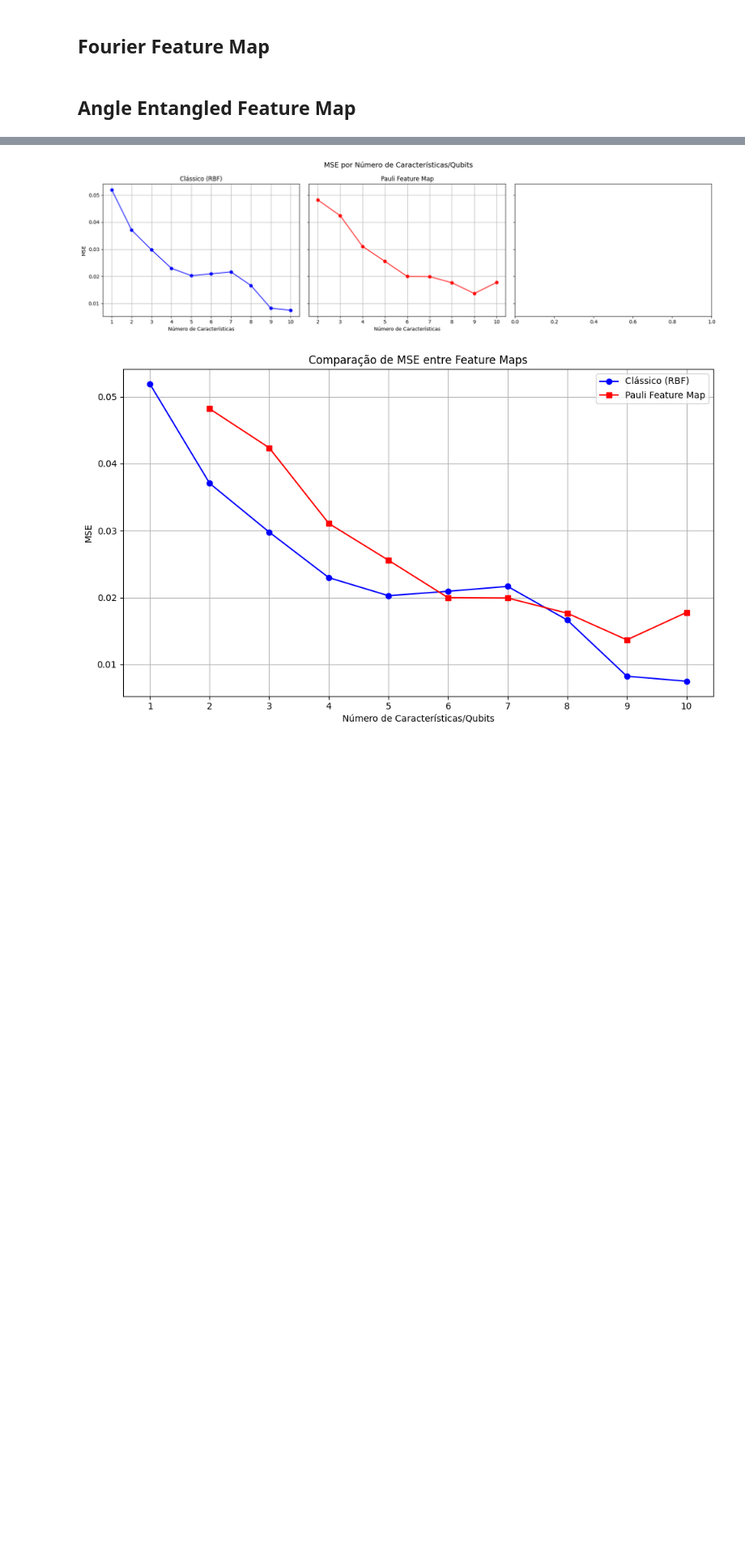
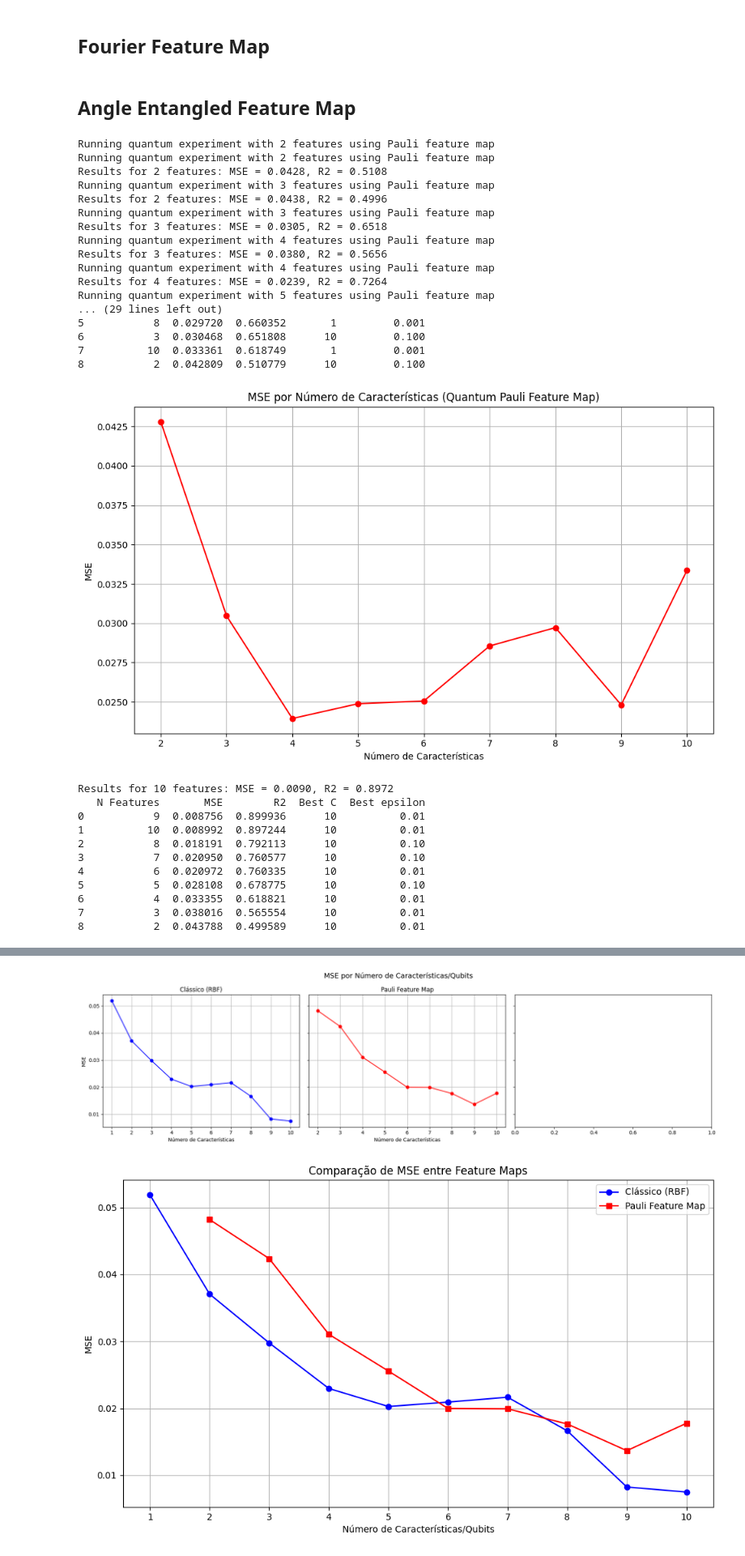
Before and after one commit to gddeazevedo/rgpe, a Jupyter notebook: notebooks/svr_v3.ipynb, the cells around one changed output, grey strips where cells are left out. Shown at 81% size. Drawn from its saved outputs; the diff is of its cells as text; code cells hidden in the pictures; blank space fills up the shorter version.

```diff
--- a/notebooks/svr_v3.ipynb
+++ b/notebooks/svr_v3.ipynb
@@ -172,15 +172,13 @@ def run_quantum_experiment_pauli_feature_map():
         X_train_scaled = preproc_rbf_s1(X_train_scaled)
         X_test_scaled  = preproc_rbf_s1(X_test_scaled)
 
-        fm = pauli_feature_map(
+        kernel = FidelityStatevectorKernel(feature_map=pauli_feature_map(
             feature_dimension=n,
             paulis=["Y", "YY"],
             entanglement="full",
             reps=1,
             data_map_func=riemann_advanced_data_map,
-        )
-
-        kernel = FidelityStatevectorKernel(feature_map=fm)
+        ))
 
         kernel_matrix = kernel.evaluate(X_train_scaled)
         kernel_matrix_test = kernel.evaluate(X_test_scaled, X_train_scaled)
@@ -412,0 +490,38 @@ run_quantum_experiment_pauli_feature_map()
+# %%
+p_pauli_feature_map = Process(target=run_quantum_experiment_pauli_feature_map)
+p_pauli_feature_map_default = Process(target=run_quantum_experiment_pauli_feature_map_default)
+
+p_pauli_feature_map.start()
+p_pauli_feature_map_default.start()
+p_pauli_feature_map.join()
+p_pauli_feature_map_default.join()
+# %% [output]
+Running quantum experiment with 2 features using Pauli feature map
+Running quantum experiment with 2 features using Pauli feature map
+Results for 2 features: MSE = 0.0428, R2 = 0.5108
+Running quantum experiment with 3 features using Pauli feature map
+Results for 2 features: MSE = 0.0438, R2 = 0.4996
+Running quantum experiment with 3 features using Pauli feature map
+Results for 3 features: MSE = 0.0305, R2 = 0.6518
+Running quantum experiment with 4 features using Pauli feature map
+Results for 3 features: MSE = 0.0380, R2 = 0.5656
+Running quantum experiment with 4 features using Pauli feature map
+Results for 4 features: MSE = 0.0239, R2 = 0.7264
+Running quantum experiment with 5 features using Pauli feature map
+... (29 lines left out)
+5           8  0.029720  0.660352       1         0.001
+6           3  0.030468  0.651808      10         0.100
+7          10  0.033361  0.618749       1         0.001
+8           2  0.042809  0.510779      10         0.100
+[figure, added]
+Results for 10 features: MSE = 0.0090, R2 = 0.8972
+   N Features       MSE        R2  Best C  Best epsilon
+0           9  0.008756  0.899936      10          0.01
+1          10  0.008992  0.897244      10          0.01
+2           8  0.018191  0.792113      10          0.10
+3           7  0.020950  0.760577      10          0.10
+4           6  0.020972  0.760335      10          0.01
+5           5  0.028108  0.678775      10          0.10
+6           4  0.033355  0.618821      10          0.01
+7           3  0.038016  0.565554      10          0.01
+8           2  0.043788  0.499589      10          0.01
```
Also changed, not shown: parts of 7 cells of this notebook.
